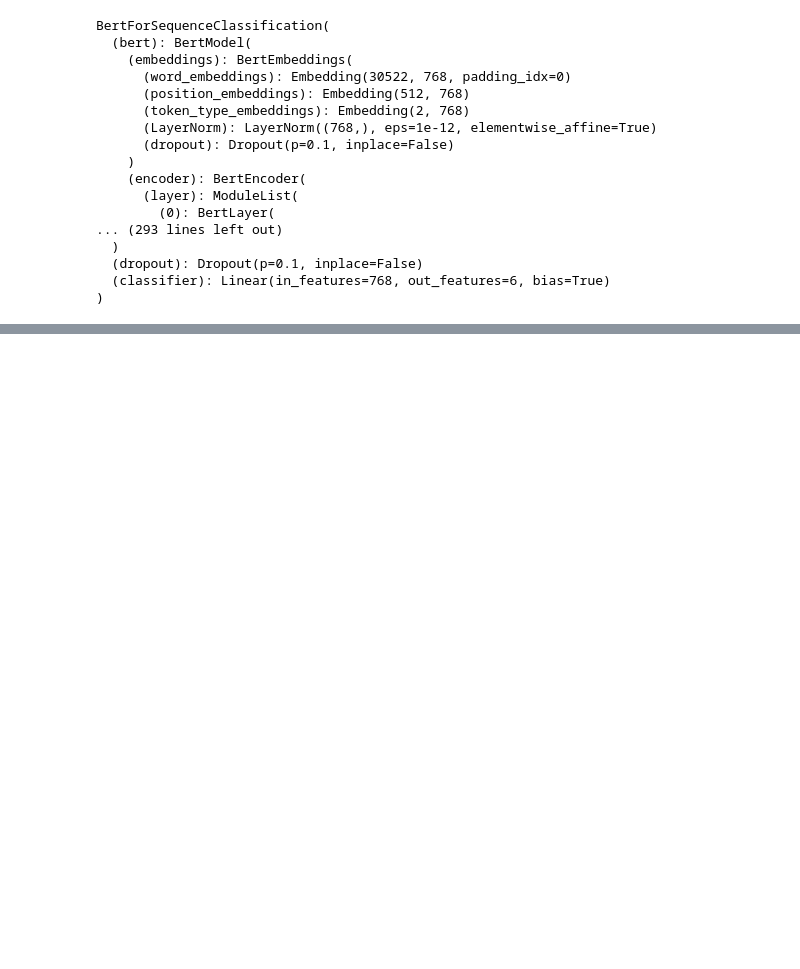
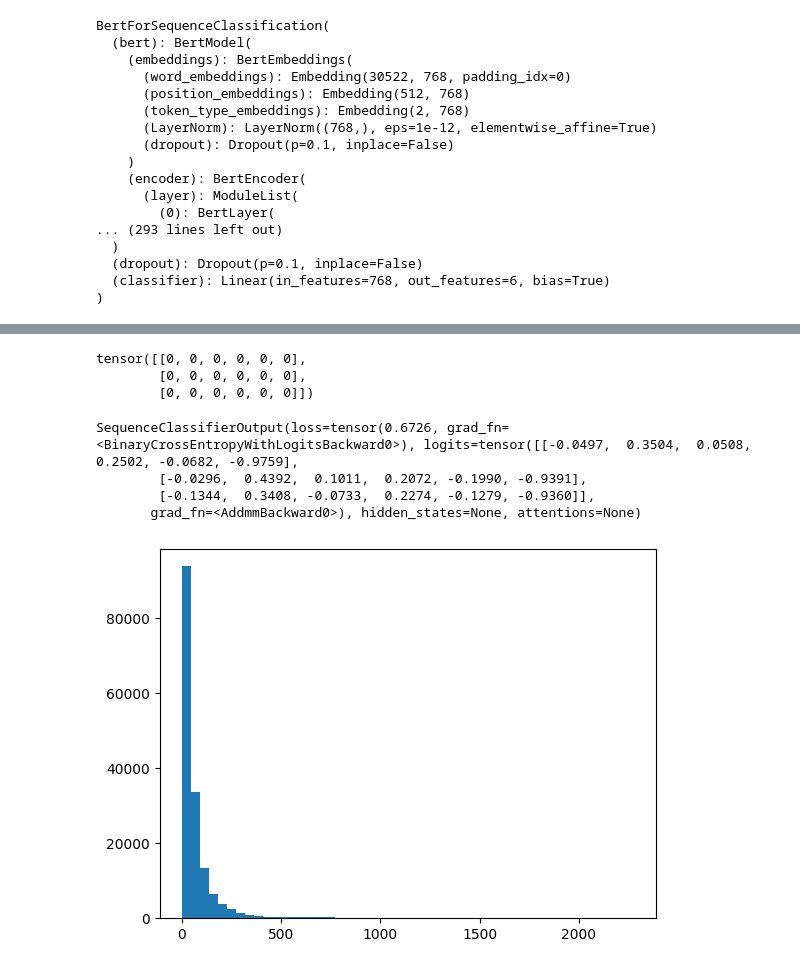
Before and after one commit to dhsvendsen/MLOps-Project-Detox, a Jupyter notebook: notebooks/EDA.ipynb, the cells around one changed output, grey strips where cells are left out. Drawn from its saved outputs; the diff is of its cells as text; code cells hidden in the pictures; blank space fills up the shorter version.

Commit message:
working lightning model and train script

```diff
--- a/notebooks/EDA.ipynb
+++ b/notebooks/EDA.ipynb
@@ -149,0 +180,17 @@ KeyboardInterrupt:
+# %%
+labels[0:3].long()
+# %% [output]
+tensor([[0, 0, 0, 0, 0, 0],
+        [0, 0, 0, 0, 0, 0],
+        [0, 0, 0, 0, 0, 0]])
+# %%
+model(tokens['input_ids'][0:3], labels=labels[0:3])
+# %% [output]
+SequenceClassifierOutput(loss=tensor(0.6726, grad_fn=<BinaryCrossEntropyWithLogitsBackward0>), logits=tensor([[-0.0497,  0.3504,  0.0508,  0.2502, -0.0682, -0.9759],
+        [-0.0296,  0.4392,  0.1011,  0.2072, -0.1990, -0.9391],
+        [-0.1344,  0.3408, -0.0733,  0.2274, -0.1279, -0.9360]],
+       grad_fn=<AddmmBackward0>), hidden_states=None, attentions=None)
+# %%
+plt.hist(df['comment_text'].str.split(' ').map(len), bins=50);
+# %% [output]
+[figure, added]
```
Also changed, not shown: parts of 14 cells of this notebook, 2 other files.
